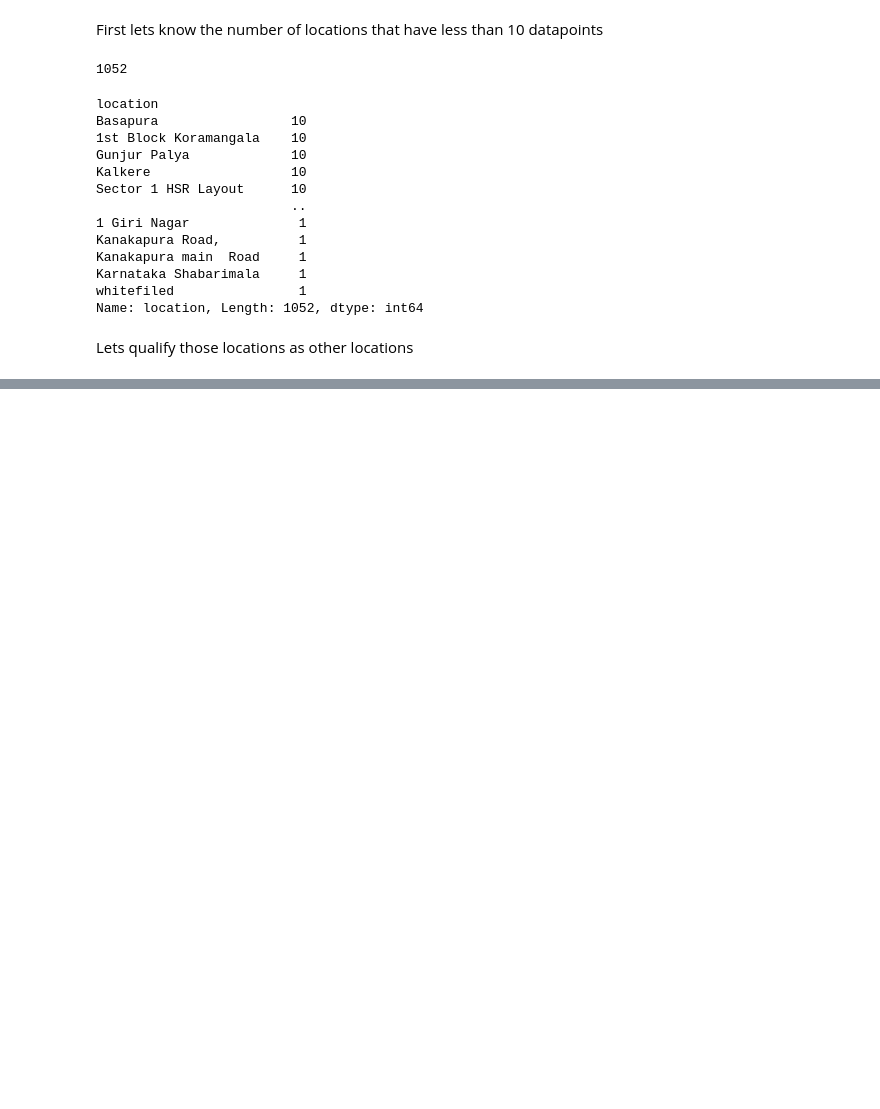
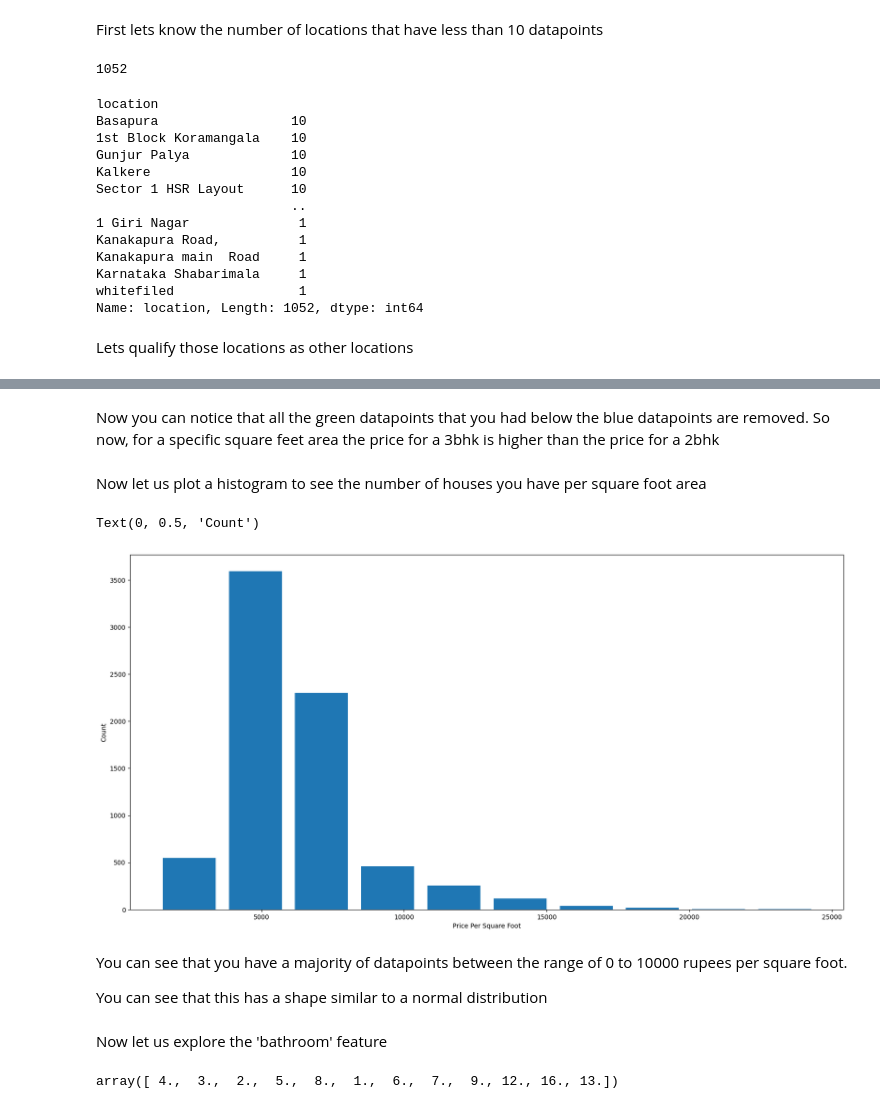
Before and after one commit to NisalaTharakaPerera/BangaloreHomePricePrediction, a Jupyter notebook: BangaloreHousePrediction.ipynb, the cells around one changed output, grey strips where cells are left out. Saved outputs shown, nothing was run; the diff lists cells and outputs as text; code cells hidden in the pictures; blank space fills up the shorter version.

```diff
--- a/BangaloreHousePrediction.ipynb
+++ b/BangaloreHousePrediction.ipynb
@@ -417,0 +502,23 @@ def remove_pps_outliers(df):
+# %% [markdown]
+Now you can notice that all the green datapoints that you had below the blue datapoints are removed. So now, for a specific square feet area the price for a 3bhk is higher than the price for a 2bhk
+# %% [markdown]
+Now let us plot a histogram to see the number of houses you have per square foot area
+# %%
+import matplotlib
+matplotlib.rcParams["figure.figsize"] = (20,10)
+plt.hist(df8.price_per_sqft,rwidth=0.8)
+plt.xlabel("Price Per Square Foot")
+plt.ylabel("Count")
+# %% [output]
+Text(0, 0.5, 'Count')
+[figure, added]
+# %% [markdown]
+You can see that you have a majority of datapoints between the range of 0 to 10000 rupees per square foot.
+
+You can see that this has a shape similar to a normal distribution
+# %% [markdown]
+Now let us explore the 'bathroom' feature
+# %%
+df8.bath.unique()
+# %% [output]
+array([ 4.,  3.,  2.,  5.,  8.,  1.,  6.,  7.,  9., 12., 16., 13.])
```
Also changed, not shown: parts of 58 cells of this notebook.
